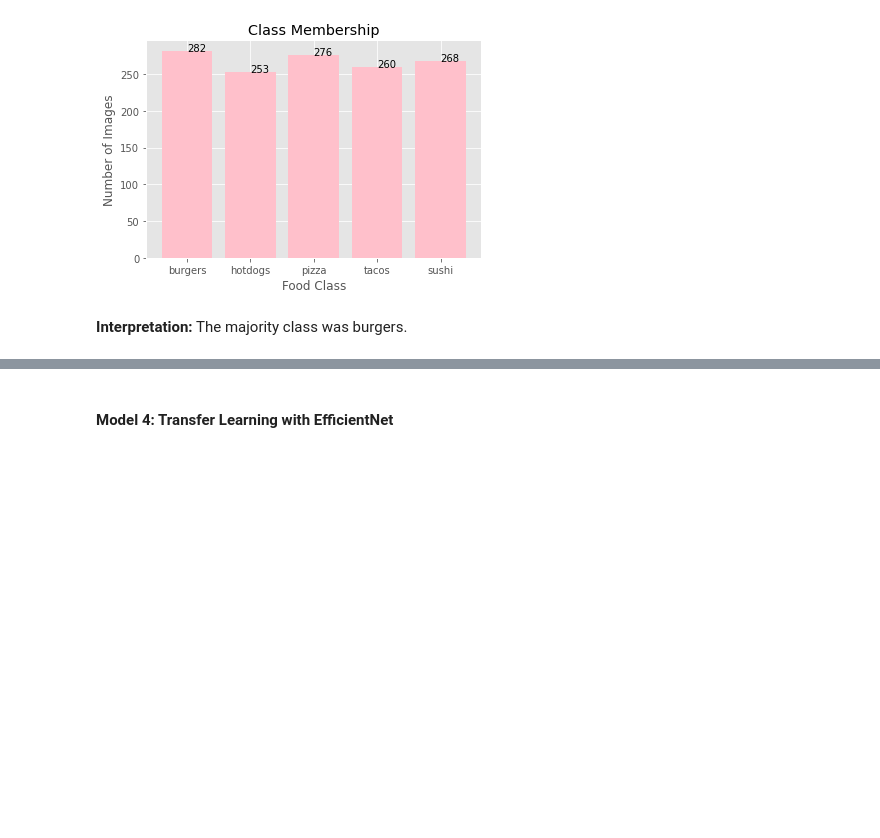
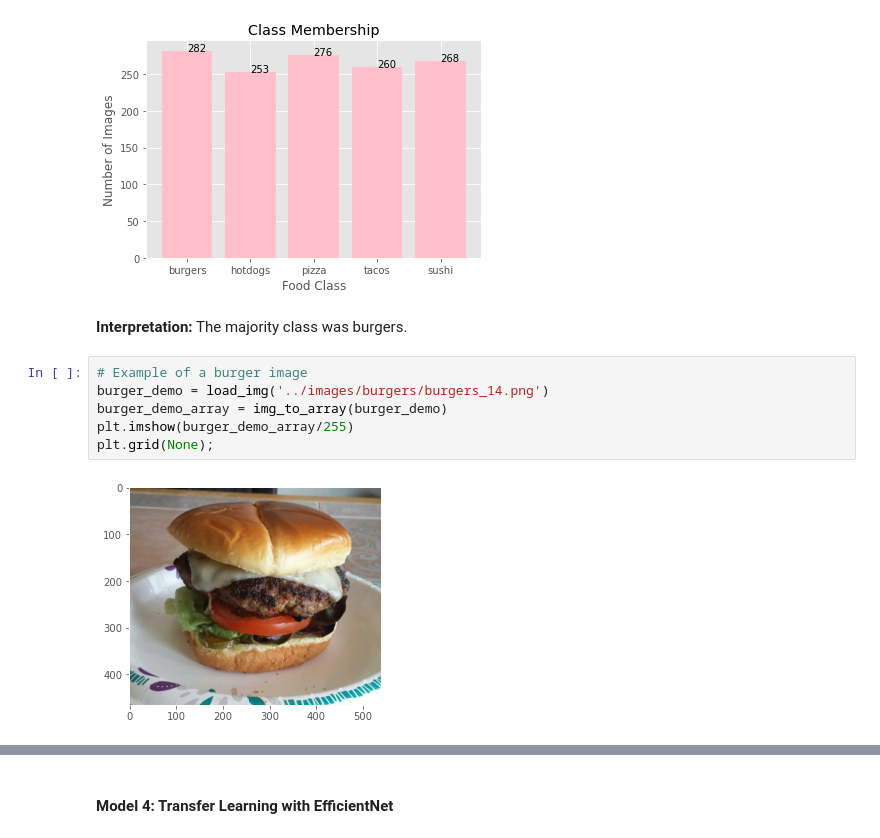
Before and after one commit to choiseun/food-image-classification-via-CNNs, a Jupyter notebook: code/03-preprocessing-modeling-data-visualization.ipynb, the cells around one changed output, grey strips where cells are left out. Cells and saved outputs as stored; diff of their text form; blank space fills up the shorter version.

```diff
--- a/code/03-preprocessing-modeling-data-visualization.ipynb
+++ b/code/03-preprocessing-modeling-data-visualization.ipynb
@@ -598,3 +598,11 @@ plt.show();
 [figure]
 # %% [markdown]
 **Interpretation:** The majority class was burgers.
+# %%
+# Example of a burger image
+burger_demo = load_img('../images/burgers/burgers_14.png')
+burger_demo_array = img_to_array(burger_demo)
+plt.imshow(burger_demo_array/255)
+plt.grid(None);
+# %% [output]
+[figure, added]
```
Also changed, not shown: parts of 5 cells of this notebook, 8 other files.
